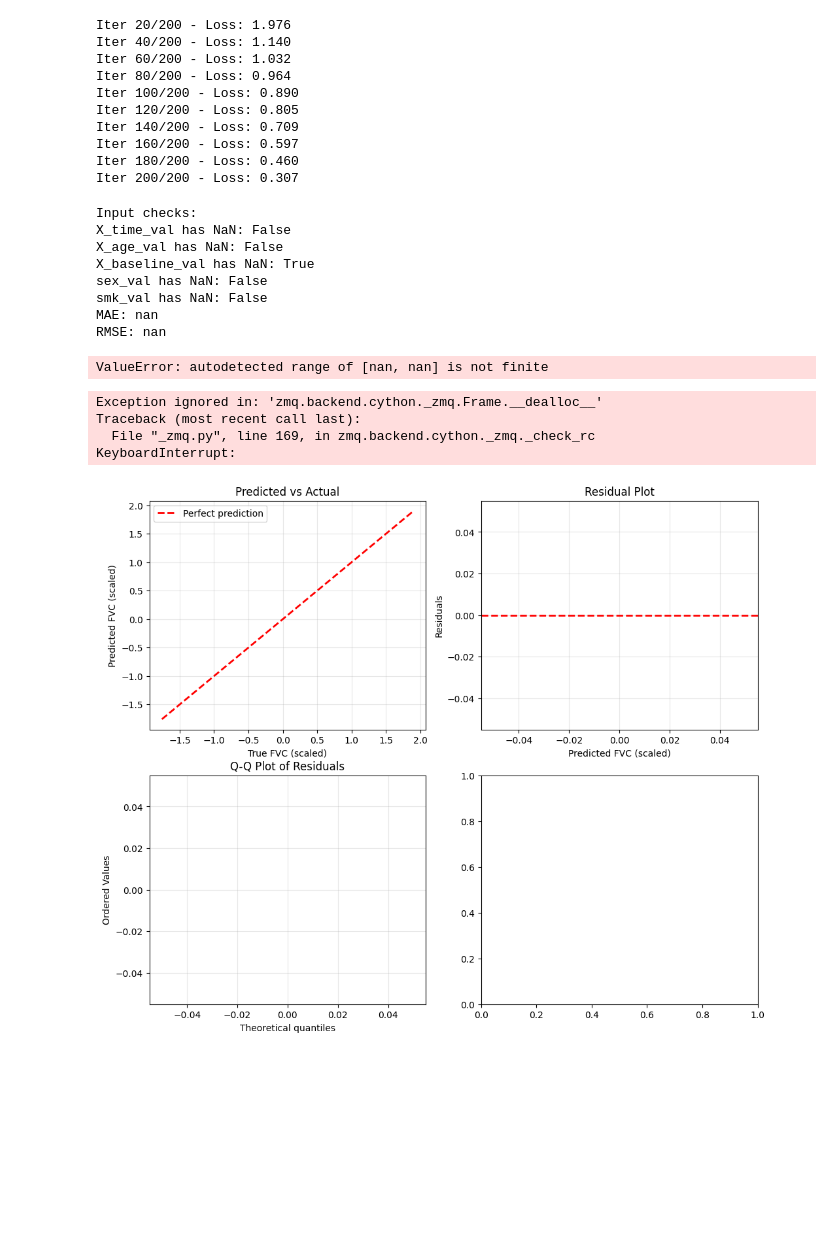
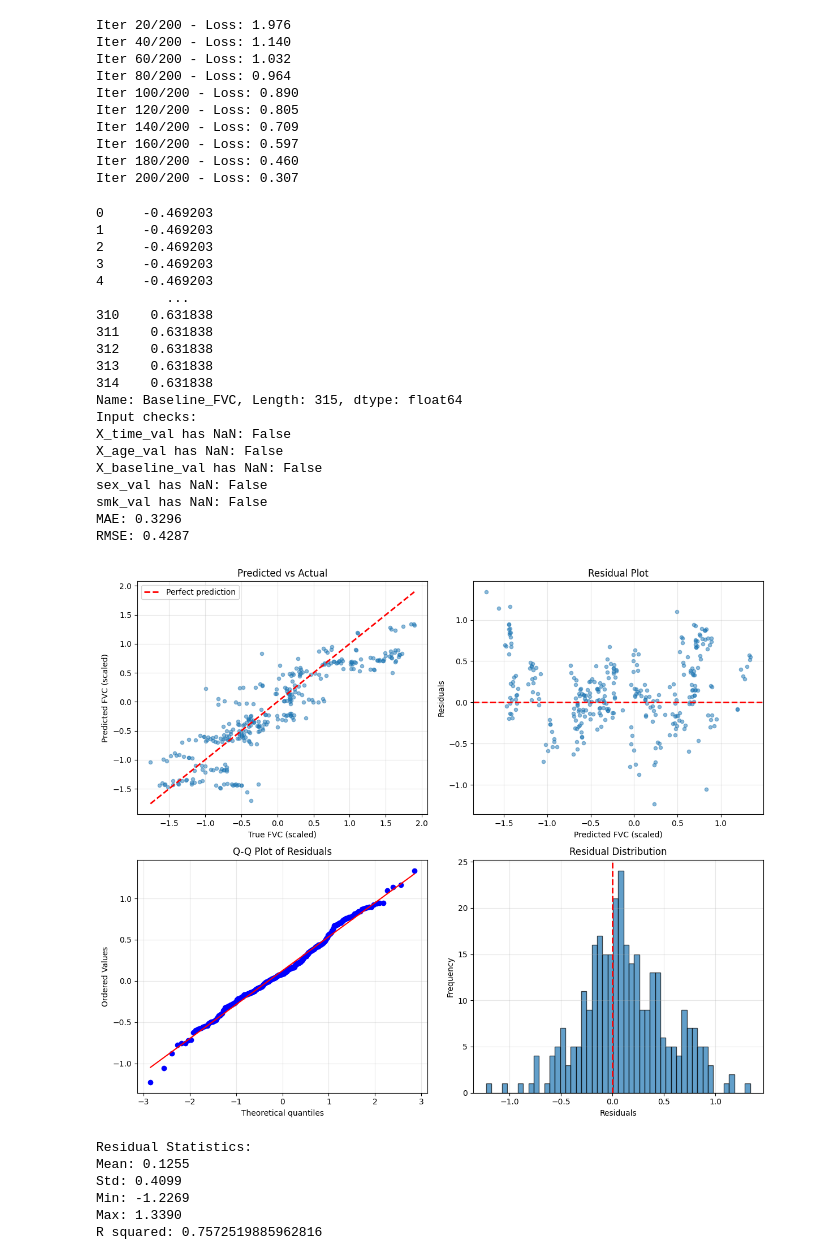
Before and after one commit to unfulw/pulmonary_fibrosis, a Jupyter notebook: Multimodal_probabilistic_model_fusion/gaussian_process.ipynb, the cells around one changed output. Drawn from its saved outputs; the diff is of its cells as text; code cells hidden in the pictures; blank space fills up the shorter version.

```diff
--- a/Multimodal_probabilistic_model_fusion/gaussian_process.ipynb
+++ b/Multimodal_probabilistic_model_fusion/gaussian_process.ipynb
@@ -267,13 +267,8 @@ baseline_fvc_val = val_df.groupby('Patient')['FVC_scaled'].first().to_dict()
 val_df['Baseline_FVC'] = val_df['Patient'].map(baseline_fvc_val)
 sex_val = torch.tensor(val_df["Sex"].map(sex_map).values, dtype=torch.long).unsqueeze(-1)
 smk_val = torch.tensor(val_df["SmokingStatus"].map(smk_map).values, dtype=torch.long).unsqueeze(-1)
+X_baseline_val = torch.tensor(val_df[["Baseline_FVC"]].values, dtype=torch.float32)
 
-print("Input checks:")
-print(f"X_time_val has NaN: {torch.isnan(X_time_val).any()}")
-print(f"X_age_val has NaN: {torch.isnan(X_age_val).any()}")
-print(f"X_baseline_val has NaN: {torch.isnan(X_baseline_val).any()}")  # <-- Most likely culprit
-print(f"sex_val has NaN: {torch.isnan(sex_val.float()).any()}")
-print(f"smk_val has NaN: {torch.isnan(smk_val.float()).any()}")
 
 with torch.no_grad(), gpytorch.settings.fast_pred_var():
     pred = likelihood(M2(X_time_val, X_age_val, X_baseline_val, sex_val, smk_val,
@@ -313,39 +308,52 @@ axes[0, 1].grid(True, alpha=0.3)
 # 3. Q-Q Plot (for residual normality)
 stats.probplot(residuals, dist="norm", plot=axes[1, 0])
 axes[1, 0].set_title('Q-Q Plot of Residuals')
 axes[1, 0].grid(True, alpha=0.3)
 
 # 4. Residual Histogram
 axes[1, 1].hist(residuals, bins=50, edgecolor='black', alpha=0.7)
 axes[1, 1].axvline(x=0, color='r', linestyle='--', lw=2)
 axes[1, 1].set_xlabel('Residuals')
 axes[1, 1].set_ylabel('Frequency')
 axes[1, 1].set_title('Residual Distribution')
 axes[1, 1].grid(True, alpha=0.3)
 
 plt.tight_layout()
 plt.savefig('model_diagnostics.png', dpi=300, bbox_inches='tight')
 plt.show()
 
 print(f"\nResidual Statistics:")
 print(f"Mean: {residuals.mean():.4f}")
 print(f"Std: {residuals.std():.4f}")
 print(f"Min: {residuals.min():.4f}")
 print(f"Max: {residuals.max():.4f}")
 
 print(f"R squared: {r2_score(y_true, y_pred)}")
 # %% [output]
+0     -0.469203
+1     -0.469203
+2     -0.469203
+3     -0.469203
+4     -0.469203
+         ...
+310    0.631838
+311    0.631838
+312    0.631838
+313    0.631838
+314    0.631838
+Name: Baseline_FVC, Length: 315, dtype: float64
 Input checks:
 X_time_val has NaN: False
 X_age_val has NaN: False
-X_baseline_val has NaN: True
+X_baseline_val has NaN: False
 sex_val has NaN: False
 smk_val has NaN: False
-MAE: nan
-RMSE: nan
+MAE: 0.3296
+RMSE: 0.4287
+[figure, new version]
-ValueError: autodetected range of [nan, nan] is not finite
+Residual Statistics:
+Mean: 0.1255
+Std: 0.4099
+Min: -1.2269
+Max: 1.3390
+R squared: 0.7572519885962816
-Exception ignored in: 'zmq.backend.cython._zmq.Frame.__dealloc__'
-Traceback (most recent call last):
-  File "_zmq.py", line 169, in zmq.backend.cython._zmq._check_rc
-KeyboardInterrupt:
-[figure, old version]
```
